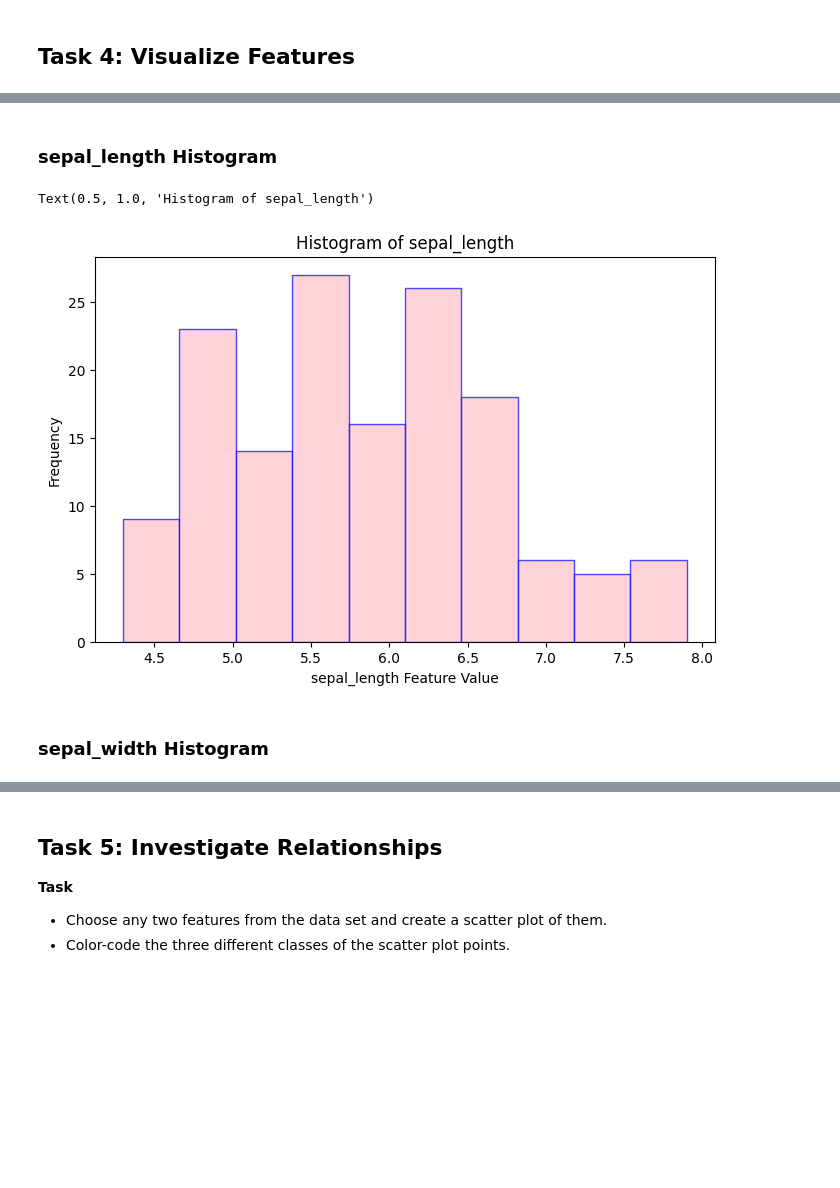
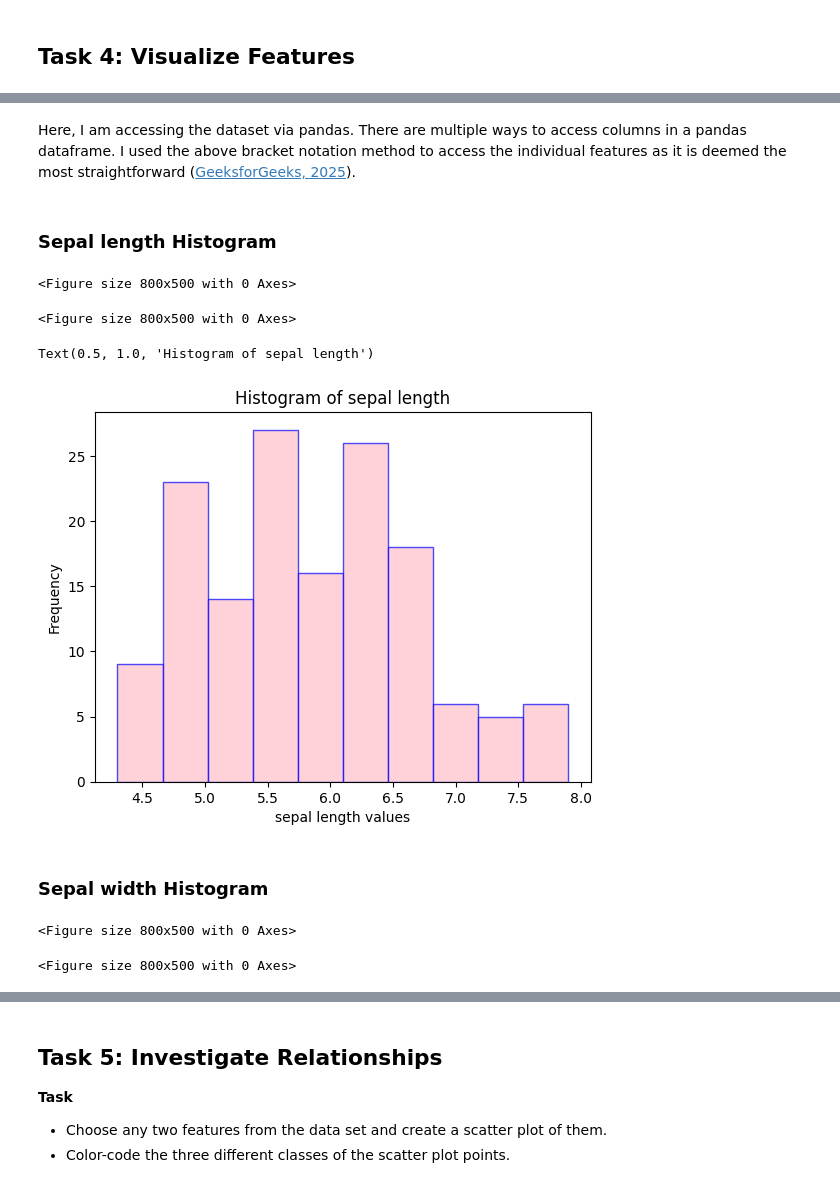
Before and after one commit to NibnabCodes/principles_of_data_analytics, a Jupyter notebook: tasks.ipynb, the cells around one changed output, grey strips where cells are left out. Drawn from its saved outputs; the diff is of its cells as text; code cells hidden in the pictures; blank space fills up the shorter version.

```diff
--- a/tasks.ipynb
+++ b/tasks.ipynb
@@ -603,28 +549,30 @@ Source for Histogram creation: https://matplotlib.org/stable/plot_types/stats/hi
+# %% [markdown]
+Here, I am accessing the dataset via pandas. There are multiple ways to access columns in a pandas dataframe. I used the above bracket notation method to access the individual features as it is deemed the most straightforward ([GeeksforGeeks, 2025](https://www.geeksforgeeks.org/pandas-access-columns/)).
 # %% [markdown]
-### sepal_length Histogram
+### Sepal length Histogram
-# %%
-# 1. Import matplotlib & PANDAS
-# 2. Import & load dataset
-
-# Select the feature/column to plot
-feature = iris["sepal_length"]
-
-# Create the histogram
-plt.figure(figsize=(8, 5)) # Sets hist size
-plt.hist(feature, bins=10, color='pink', edgecolor='blue', alpha=0.7)
-
-# Add title & labels to axis
-plt.xlabel("sepal_length Feature Value")
-plt.ylabel("Frequency")
-plt.title("Histogram of sepal_length")
-
-# Show the plot (this does not need to be carried out as Jupyter already knows to display)
-# plt.show()
-
-# Source: https://chatgpt.com/share/67c8d1e3-e58c-8011-ba8d-42654ba25576
-# %% [output]
-Text(0.5, 1.0, 'Histogram of sepal_length')
-[figure, removed]
+# %%
+# Create the histogram
+plt.figure(figsize=(8, 5)) # Sets histogram size
+# %% [output]
+<Figure size 800x500 with 0 Axes>
+<Figure size 800x500 with 0 Axes>
+# %%
+# Plot histogram
+plt.hist(sepalLen, bins=10, color='pink', edgecolor='blue', alpha=0.7)
+
+# Add title & labels to axis
+plt.xlabel("sepal length values")
+plt.ylabel("Frequency")
+plt.title("Histogram of sepal length")
+# %% [output]
+Text(0.5, 1.0, 'Histogram of sepal length')
+[figure, added]
 # %% [markdown]
-### sepal_width Histogram
+### Sepal width Histogram
+# %%
+# Create the histogram
+plt.figure(figsize=(8, 5)) # Sets hist size
+# %% [output]
+<Figure size 800x500 with 0 Axes>
+<Figure size 800x500 with 0 Axes>
 # %%
```
Also changed, not shown: parts of 72 cells of this notebook, 1 other file.
